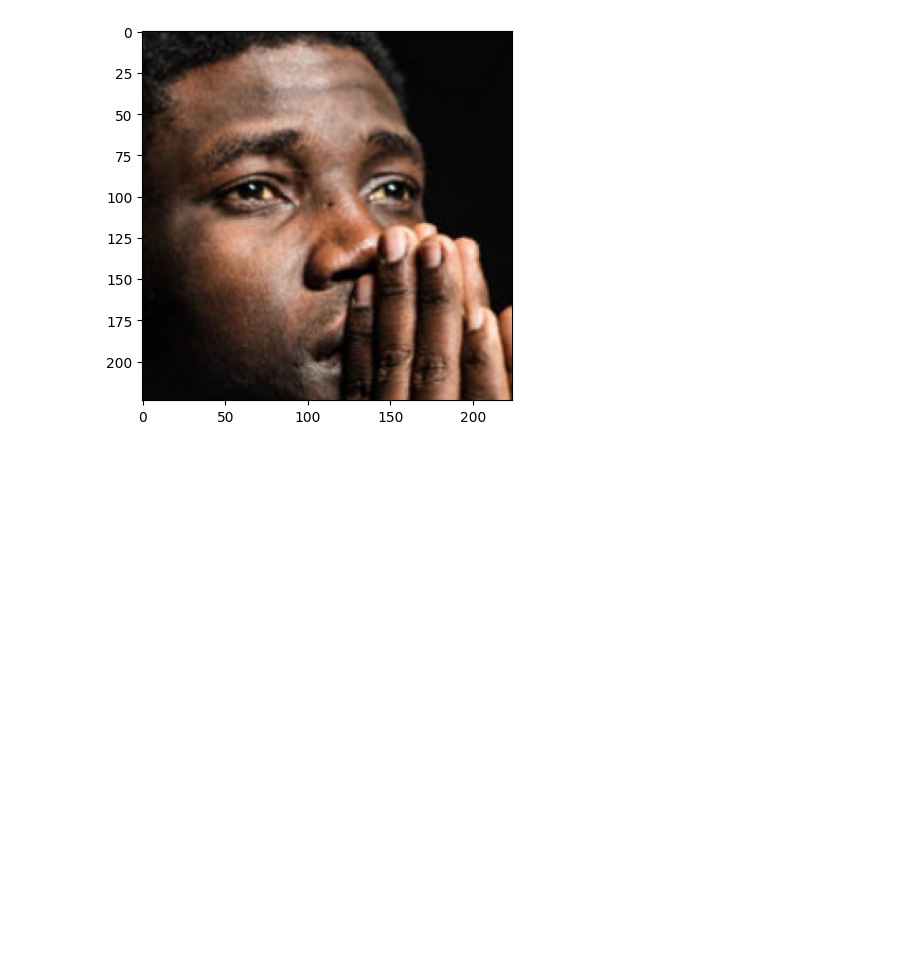
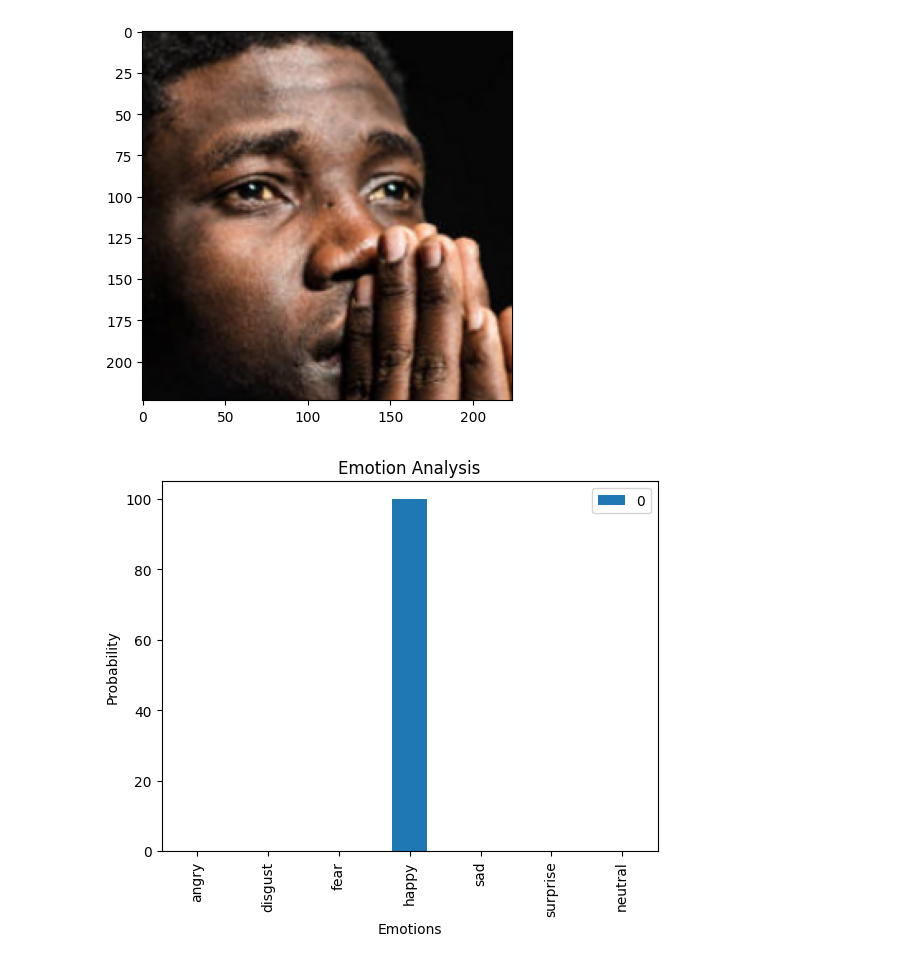
Before and after one commit to ZaackAI/FYP-Prospect-AI, a Jupyter notebook: face-computer-vision.ipynb, the cells around one changed output. Saved outputs shown, nothing was run; the diff lists cells and outputs as text; code cells hidden in the pictures; blank space fills up the shorter version.

```diff
--- a/face-computer-vision.ipynb
+++ b/face-computer-vision.ipynb
@@ -28,0 +31,2 @@ plt.show()
+# %%
+result = DeepFace.analyze(img_path="pics/a.jpg")
@@ -28,0 +35,16 @@ plt.show()
+# %%
+try:
+    result = DeepFace.analyze(img_path="pics/c.png", actions=['emotion'], detector_backend="mtcnn") # Ensure you're asking for emotion analysis
+    if result:  # Check if any faces were detected
+        emotion_data = result[0]["emotion"]  # Access the emotion dictionary of the first detected face
+        pd.DataFrame(emotion_data, index=[0]).T.plot(kind="bar")
+        plt.title("Emotion Analysis") # Add a title to your plot
+        plt.ylabel("Probability")    # Label the y-axis
+        plt.xlabel("Emotions")       # Label the x-axis
+        plt.show()                   # Display the plot
+    else:
+        print("No face detected in the image.")
+except Exception as e:
+    print(f"An error occurred: {e}")
+# %% [output]
+[figure, added]
```
Also changed, not shown: parts of 7 cells of this notebook.
